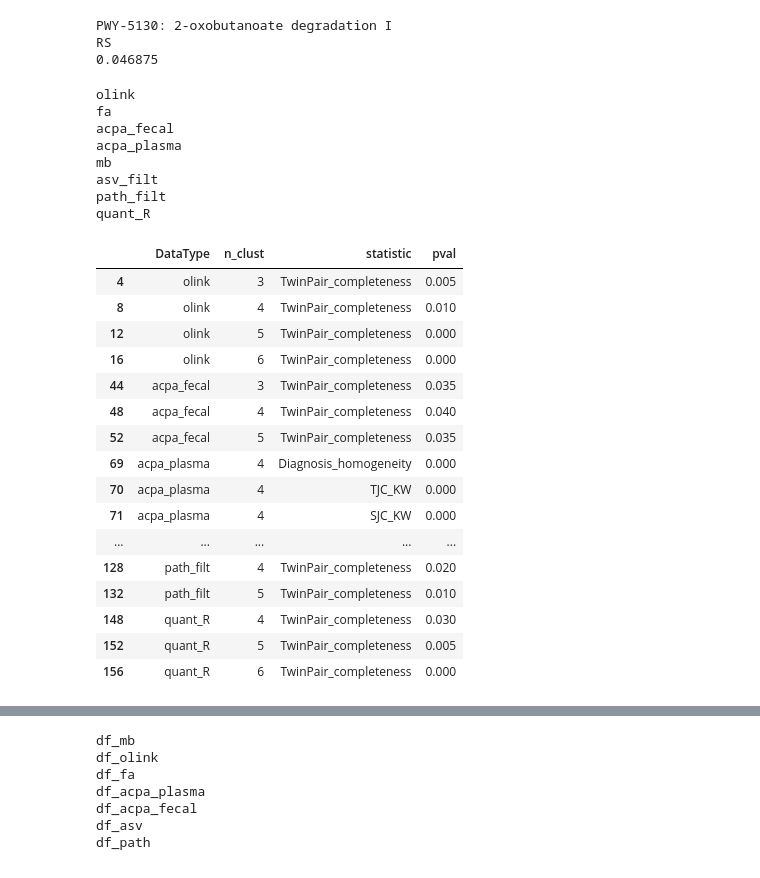
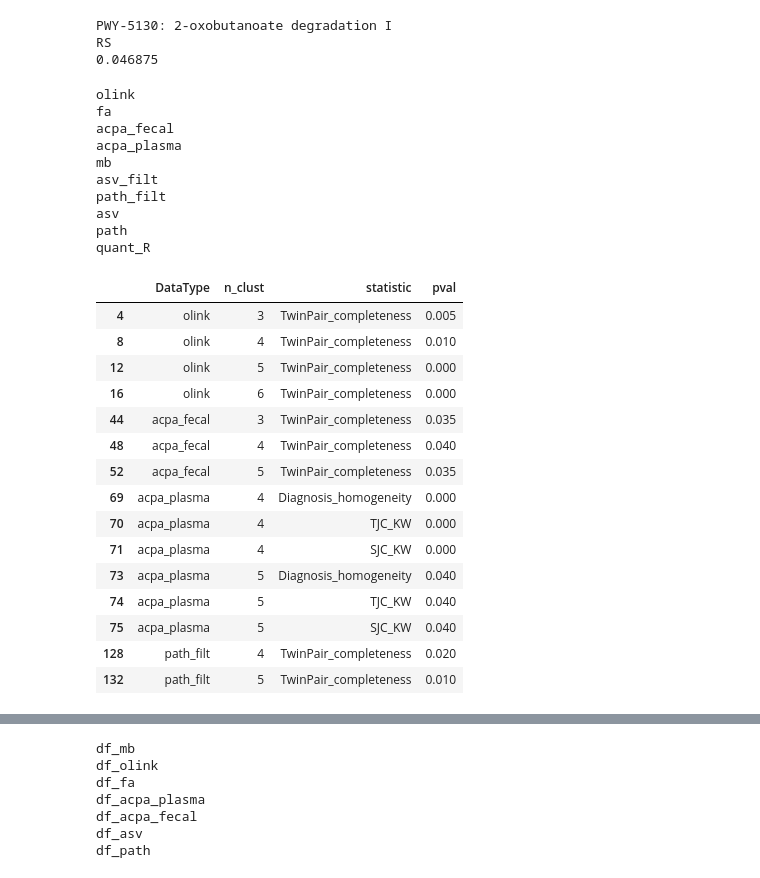
Before and after one commit to kbpi314/twinsra, a Jupyter notebook: code/twinsra_v5.ipynb, the cells around one changed output, grey strips where cells are left out. Drawn from its saved outputs; the diff is of its cells as text; code cells hidden in the pictures.

```diff
--- a/code/twinsra_v5.ipynb
+++ b/code/twinsra_v5.ipynb
@@ -956,6 +1000,8 @@ name_to_df = {
     'mb': df_mb,
     'asv_filt': df_asv_filt,
     'path_filt': df_path_filt,
+    'asv': df_asv.drop('Diagnosis',axis=1),
+    'path': df_path.drop(['TwinPair','Diagnosis'],axis=1)
 }
 for x in name_to_df:
     df = pd.concat([df_meta_edit, name_to_df[x]], axis=1)
@@ -1036,0 +1232,13 @@ df_quant_R.head()
+# %%
+# CUTIE pathway plots
+x =  'Metabolism|Biosynthesis of other secondary metabolites|Monobactam biosynthesis'
+df = pd.concat([df_path[x], df_dx, df_quant.loc[:,['CXCL1']]],axis=1)
+df.columns = ['Monobactam_biosynthesis','Diagnosis','CXCL1']
+df.to_csv(path + 'outputs/jobs02/df_mb.tsv', sep='\t')
+df.head()
+
+x = 'Metabolism|Metabolism of other amino acids|Cyanoamino acid metabolism'
+df = pd.concat([df_path[x], df_dx, df_quant.loc[:,['CXCL1']]],axis=1)
+df.columns = ['Cyanoamino_acid_metabolism','Diagnosis','CXCL1']
+df.to_csv(path + 'outputs/jobs02/df_ca.tsv', sep='\t')
+df.head()
@@ -1320,7 +1535,9 @@ name_to_df = {
     'mb': df_mb,
     'asv_filt': df_asv_filt,
     'path_filt': df_path_filt,
-    'quant_R': pd.concat([df_quant, df_asv_filt, df_path_filt], axis=1)
+    'asv': df_asv.drop(['Diagnosis'],axis=1),
+    'path': df_path.drop(['Diagnosis','TwinPair'],axis=1),
+    'quant_R': pd.concat([df_quant, df_asv.drop(['Diagnosis'],axis=1), df_path.drop(['Diagnosis','TwinPair'],axis=1)], axis=1)
 }
 # each row will be data type, num clusters, type of test/association, and p value
 df_arr = []
@@ -1408,39 +1625,40 @@ for x in name_to_df:
             k_arr.append(k)
             stat_arr.append(var + '_KW')
             p_arr.append((100-percentile)/100)
 
 df_results = pd.DataFrame.from_dict({'DataType':df_arr,
                                      'n_clust':k_arr,
                                      'statistic':stat_arr,
                                      'pval':p_arr})
 
 df_results[df_results['pval'] < 0.05]
 # %% [output]
 olink
 fa
 acpa_fecal
 acpa_plasma
 mb
 asv_filt
 path_filt
+asv
+path
 quant_R
 |  | DataType | n_clust | statistic | pval |
 | 4 | olink | 3 | TwinPair_completeness | 0.005 |
 | 8 | olink | 4 | TwinPair_completeness | 0.010 |
 | 12 | olink | 5 | TwinPair_completeness | 0.000 |
 | 16 | olink | 6 | TwinPair_completeness | 0.000 |
 | 44 | acpa_fecal | 3 | TwinPair_completeness | 0.035 |
 | 48 | acpa_fecal | 4 | TwinPair_completeness | 0.040 |
 | 52 | acpa_fecal | 5 | TwinPair_completeness | 0.035 |
 | 69 | acpa_plasma | 4 | Diagnosis_homogeneity | 0.000 |
 | 70 | acpa_plasma | 4 | TJC_KW | 0.000 |
 | 71 | acpa_plasma | 4 | SJC_KW | 0.000 |
-| ... | ... | ... | ... | ... |
+| 73 | acpa_plasma | 5 | Diagnosis_homogeneity | 0.040 |
+| 74 | acpa_plasma | 5 | TJC_KW | 0.040 |
+| 75 | acpa_plasma | 5 | SJC_KW | 0.040 |
 | 128 | path_filt | 4 | TwinPair_completeness | 0.020 |
 | 132 | path_filt | 5 | TwinPair_completeness | 0.010 |
-| 148 | quant_R | 4 | TwinPair_completeness | 0.030 |
-| 152 | quant_R | 5 | TwinPair_completeness | 0.005 |
-| 156 | quant_R | 6 | TwinPair_completeness | 0.000 |
 # %%
 # inter intra dist, a similar idea to above about completeness/homogeneity
 str_to_df = {
```
Also changed, not shown: parts of 33 cells of this notebook, 8 other files.
